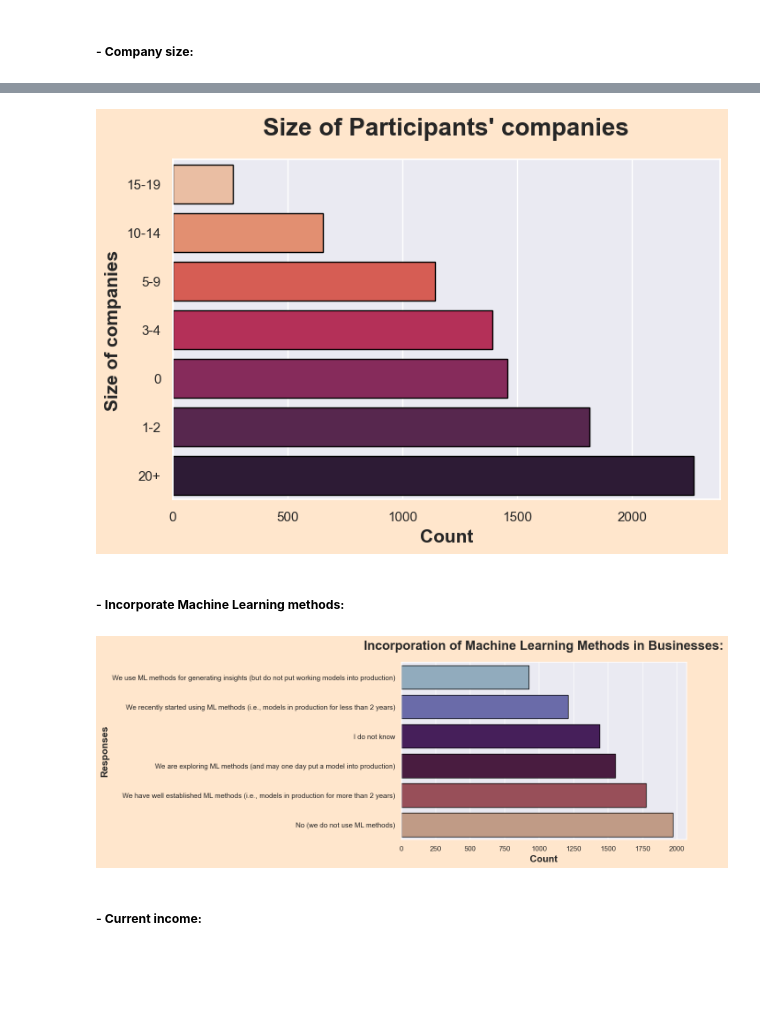
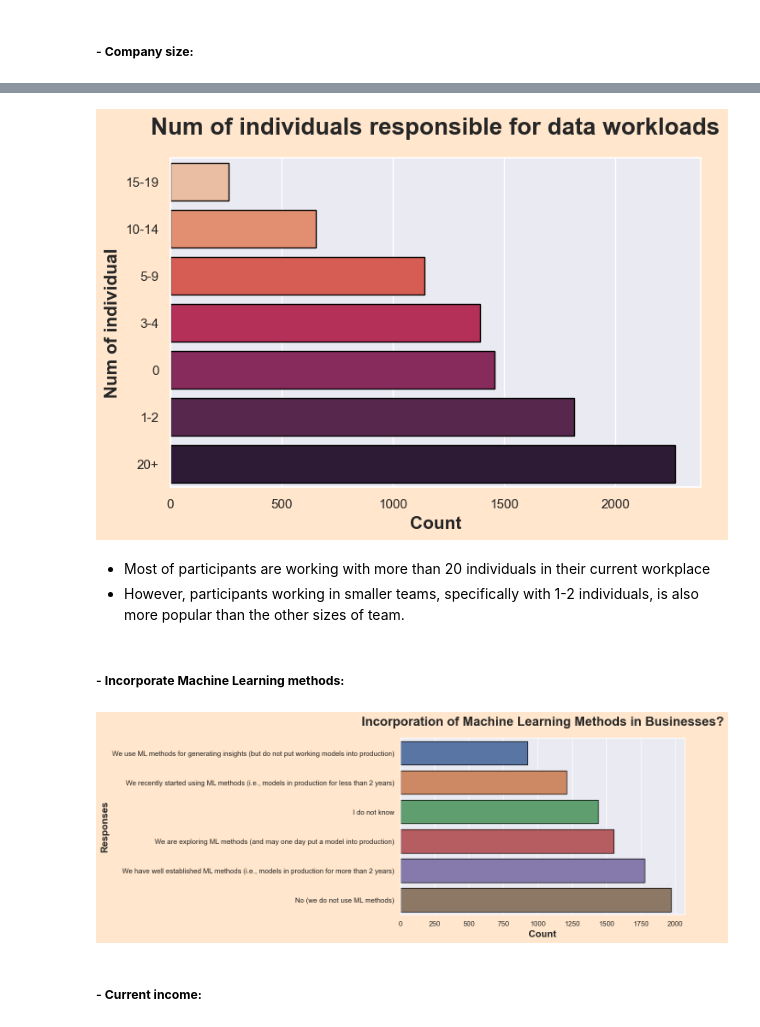
Before and after one commit to HTNam1710/P4DS_FinalProject, a Jupyter notebook: Source/data_exploreation_part02.ipynb, the cells around one changed output, grey strips where cells are left out. Saved outputs shown, nothing was run; the diff lists cells and outputs as text; code cells hidden in the pictures; blank space fills up the shorter version.

```diff
--- a/Source/data_exploreation_part02.ipynb
+++ b/Source/data_exploreation_part02.ipynb
@@ -94,2 +23,0 @@ Here are some observations based on the missing ratios dataframe:
-# %%
-ds_survey_df.drop(columns= ['Familiar Cloud Platform', 'TPU experience'], inplace= True)
@@ -329,33 +293,36 @@ count_res_df.sort_values(ascending = True, inplace= True)
 fig, ax = plt.subplots(figsize=(8,5))
 ax = sns.barplot(y = count_res_df.keys(), x = count_res_df, palette ='rocket_r', edgecolor='black')
 
-plt.title('Size of Participants\' companies', fontsize=20, fontweight = 'bold', pad = '20')
-plt.ylabel('Size of companies', fontsize=15,  fontweight = 'bold')
+plt.title('Num of individuals responsible for data workloads', fontsize=20, fontweight = 'bold', pad = '20')
+plt.ylabel('Num of individual', fontsize=15,  fontweight = 'bold')
 plt.xlabel('Count', fontsize=15,  fontweight = 'bold')
 fig = plt.gcf()
 fig.set_facecolor('#ffe6cc')
 plt.show()
 # %% [output]
-[figure, old version]
+[figure, new version]
+# %% [markdown]
+- Most of participants are working with more than 20 individuals in their current workplace
+- However, participants working in smaller teams, specifically with 1-2 individuals, is also more popular than the other sizes of team.
 # %% [markdown]
 ##### -  **Incorporate Machine Learning methods:**
 # %%
 method_df = ds_survey_df['Incorporate ML methods']
 count_method_df = method_df.value_counts()
 
 count_method_df.sort_values(ascending = True, inplace= True)
 
 fig, ax = plt.subplots(figsize=(8,5))
-ax = sns.barplot(y = count_method_df.keys(), x = count_method_df, palette ='twilight', edgecolor='black')
+ax = sns.barplot(y = count_method_df.keys(), x = count_method_df, edgecolor='black')
 
 plt.title('Incorporation of Machine Learning Methods in Businesses?', fontsize=20, fontweight = 'bold', pad = '20')
 plt.ylabel('Responses', fontsize=15,  fontweight = 'bold')
 plt.xlabel('Count', fontsize=15,  fontweight = 'bold')
 fig = plt.gcf()
 fig.set_facecolor('#ffe6cc')
 plt.show()
 # %% [output]
-[figure, old version]
+[figure, new version]
 # %% [markdown]
 ##### - **Current income:**
 # %%
```
Also changed, not shown: parts of 93 cells of this notebook, 3 other files.
